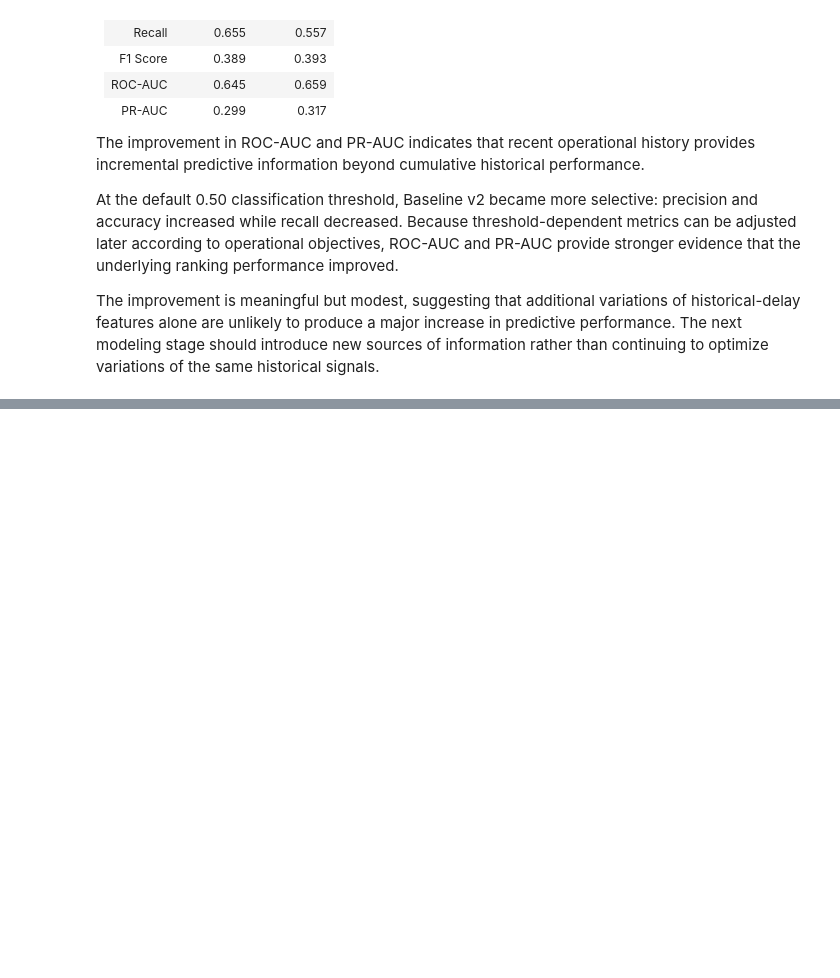
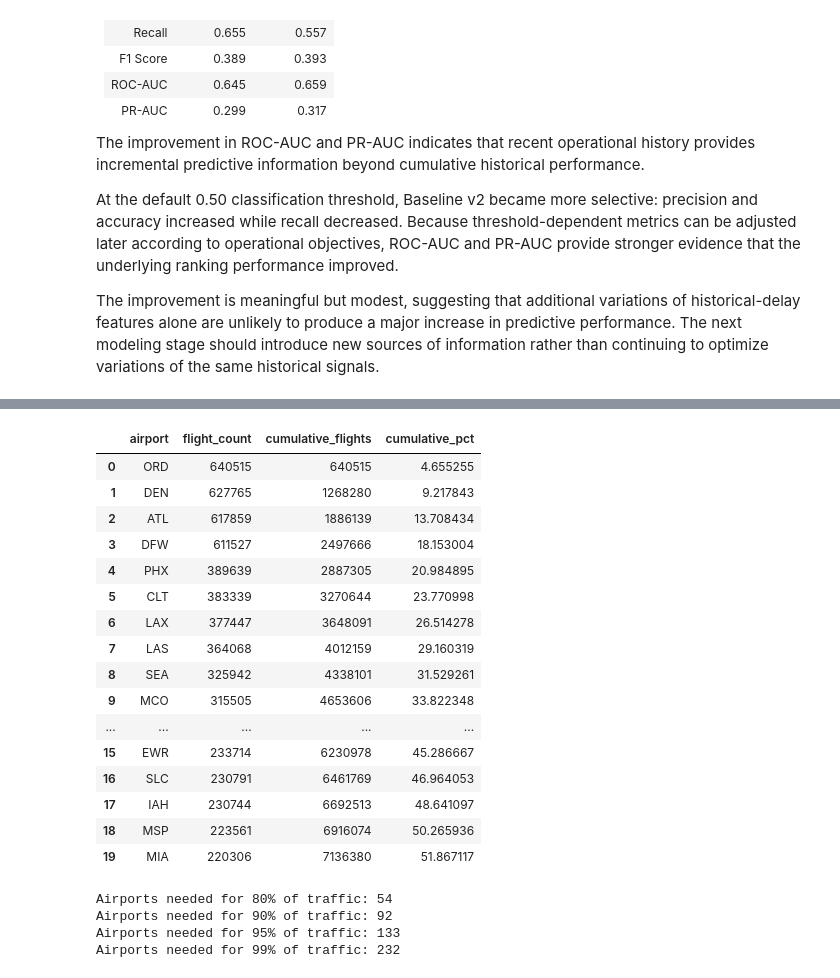
Before and after one commit to ttashi7/flight-operations-intelligence, a Jupyter notebook: notebooks/02_baseline_model.ipynb, the cells around one changed output, grey strips where cells are left out. Saved outputs shown, nothing was run; the diff lists cells and outputs as text; code cells hidden in the pictures; blank space fills up the shorter version.

```diff
--- a/notebooks/02_baseline_model.ipynb
+++ b/notebooks/02_baseline_model.ipynb
@@ -3434,0 +3462,21 @@ The improvement is meaningful but modest, suggesting that additional variations
+# %%
+airport_summary = con.sql("""
+SELECT
+    airport,
+    COUNT(*) AS flight_count
+FROM (
+    SELECT Origin AS airport
+    FROM modeling_2025
+
+    UNION ALL
+
+    SELECT Dest AS airport
+    FROM modeling_2025
+)
+GROUP BY airport
+ORDER BY flight_count DESC
+""").df()
+
+print("Distinct airports:", len(airport_summary))
+
+airport_summary.head(20)
@@ -3434,0 +3502,43 @@ The improvement is meaningful but modest, suggesting that additional variations
+# %%
+airport_summary["cumulative_flights"] = airport_summary["flight_count"].cumsum()
+
+airport_summary["cumulative_pct"] = (
+    airport_summary["cumulative_flights"]
+    / airport_summary["flight_count"].sum()
+    * 100
+)
+
+airport_summary.head(20)
+# %% [output]
+|  | airport | flight_count | cumulative_flights | cumulative_pct |
+| 0 | ORD | 640515 | 640515 | 4.655255 |
+| 1 | DEN | 627765 | 1268280 | 9.217843 |
+| 2 | ATL | 617859 | 1886139 | 13.708434 |
+| 3 | DFW | 611527 | 2497666 | 18.153004 |
+| 4 | PHX | 389639 | 2887305 | 20.984895 |
+| 5 | CLT | 383339 | 3270644 | 23.770998 |
+| 6 | LAX | 377447 | 3648091 | 26.514278 |
+| 7 | LAS | 364068 | 4012159 | 29.160319 |
+| 8 | SEA | 325942 | 4338101 | 31.529261 |
+| 9 | MCO | 315505 | 4653606 | 33.822348 |
+| ... | ... | ... | ... | ... |
+| 15 | EWR | 233714 | 6230978 | 45.286667 |
+| 16 | SLC | 230791 | 6461769 | 46.964053 |
+| 17 | IAH | 230744 | 6692513 | 48.641097 |
+| 18 | MSP | 223561 | 6916074 | 50.265936 |
+| 19 | MIA | 220306 | 7136380 | 51.867117 |
+# %%
+for threshold in [80, 90, 95, 99]:
+    airports_needed = (
+        airport_summary["cumulative_pct"] < threshold
+    ).sum() + 1
+
+    print(
+        f"Airports needed for {threshold}% of traffic: "
+        f"{airports_needed}"
+    )
+# %% [output]
+Airports needed for 80% of traffic: 54
+Airports needed for 90% of traffic: 92
+Airports needed for 95% of traffic: 133
+Airports needed for 99% of traffic: 232
```
Also changed, not shown: parts of 3 cells of this notebook, 2 other files.
